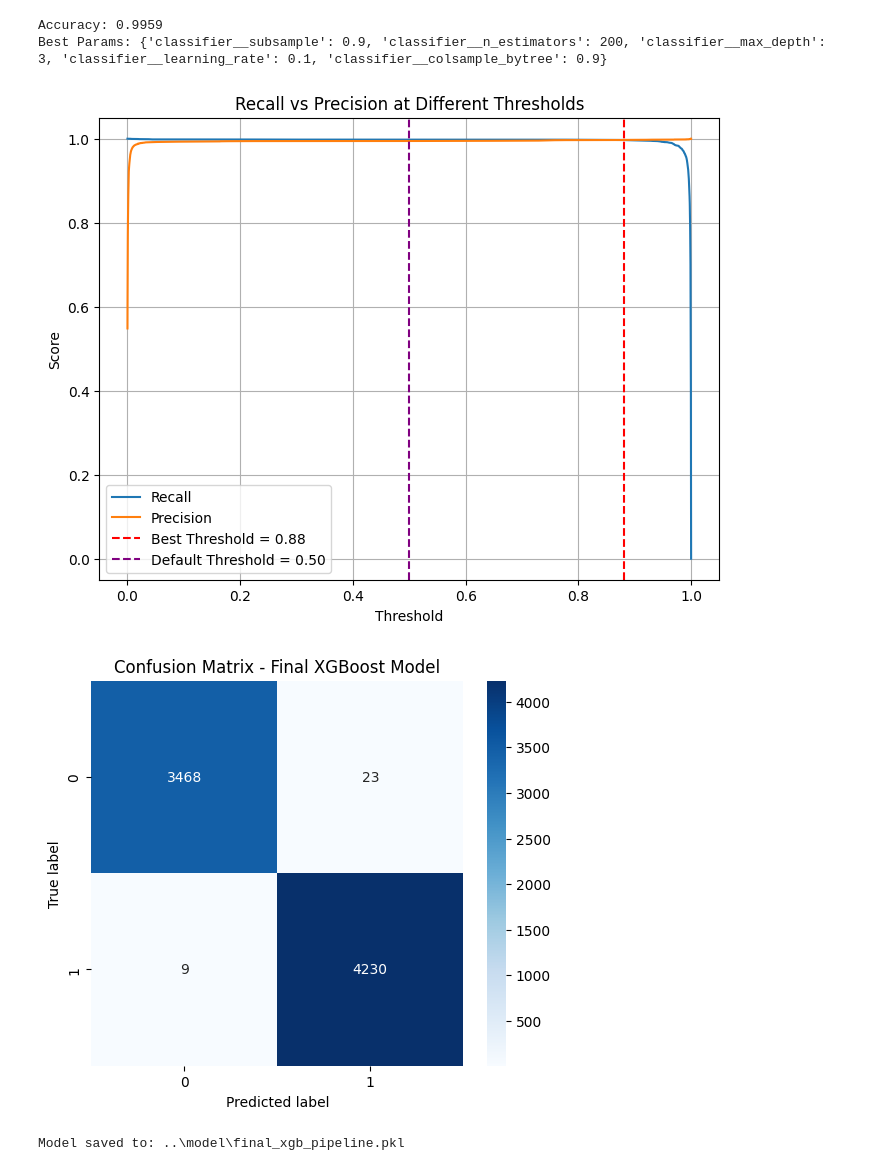
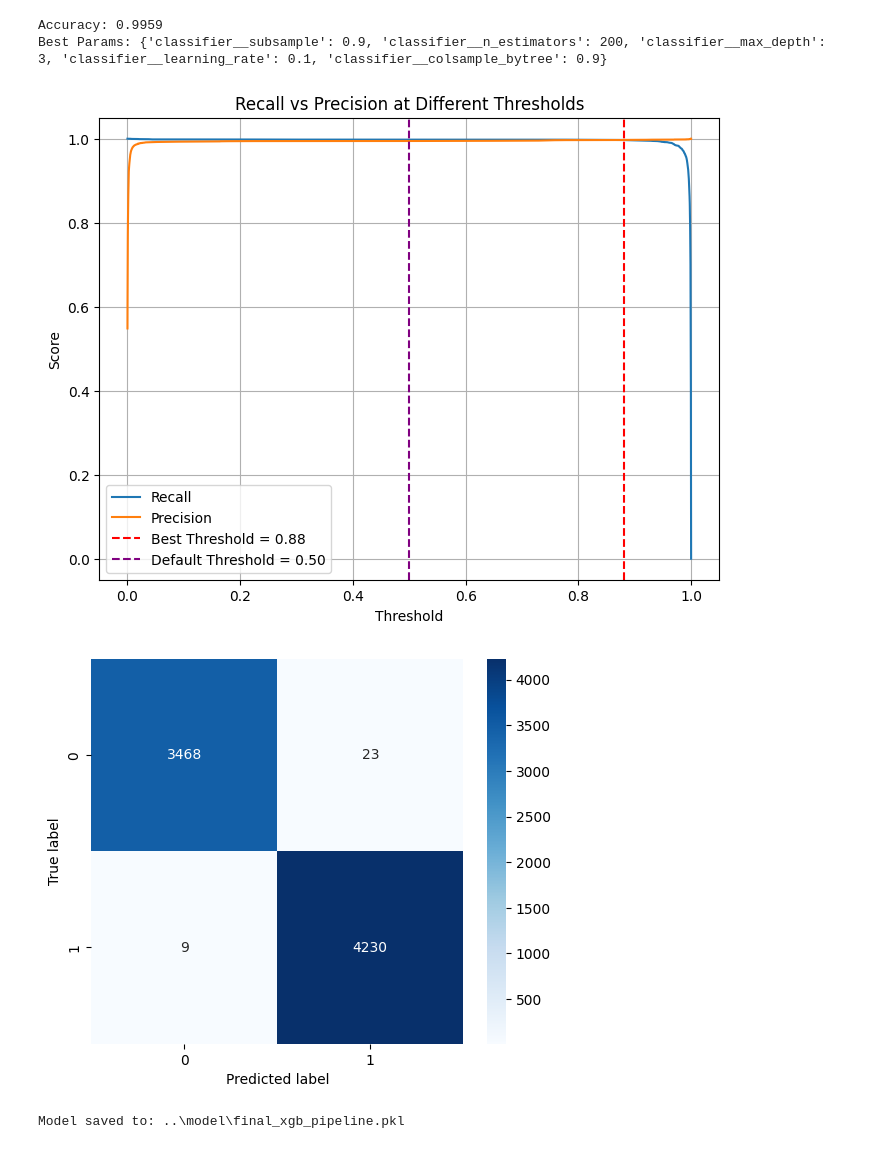
Before and after one commit to khanalasmit/News_creadibility_analyzer, a Jupyter notebook: notebook/model.ipynb, the cells around one changed output. Saved outputs shown, nothing was run; the diff lists cells and outputs as text; code cells hidden in the pictures.

```diff
--- a/notebook/model.ipynb
+++ b/notebook/model.ipynb
@@ -715,35 +721,37 @@ avg_prec = average_precision_score(y_test, y_scores_final)
 
 # Precision and Recall as a function of decision threshold
 # (curve style you requested)
 diff = np.abs(prec[:-1] - rec[:-1])  # Exclude last element
 min_index = np.argmin(diff)
 best_threshold = thresholds[min_index]
 
 plt.figure(figsize=(8, 6))
 plt.plot(thresholds, rec[:-1], label='Recall')
 plt.plot(thresholds, prec[:-1], label='Precision')
 plt.axvline(x=best_threshold, color='red', linestyle='--',
             label=f'Best Threshold = {best_threshold:.2f}')
 plt.axvline(x=0.5, color='purple', linestyle='--',
             label='Default Threshold = 0.50')
 plt.xlabel('Threshold')
 plt.ylabel('Score')
 plt.title('Recall vs Precision at Different Thresholds')
 plt.legend()
 plt.grid(True)
+plt.savefig('../images/precision_recall_threshold_curve.png', bbox_inches='tight', dpi=300)
 plt.show()
 
 # Confusion Matrix
 cm = confusion_matrix(y_test, y_pred_final)
 plt.figure(figsize=(6, 5))
 sns.heatmap(cm, annot=True, fmt='d', cmap='Blues')
 plt.xlabel('Predicted label')
 plt.ylabel('True label')
-plt.title('Confusion Matrix - Final XGBoost Model')
+plt.savefig('../images/confusion_matrix_final_model.png', bbox_inches='tight', dpi=300)
+
 plt.show()
 # %% [output]
 [figure]
-[figure, old version]
+[figure, new version]
 # %%
 # Save final XGBoost pipeline as a .pkl file using joblib
 
```
Also changed, not shown: parts of 3 cells of this notebook, 4 other files.
